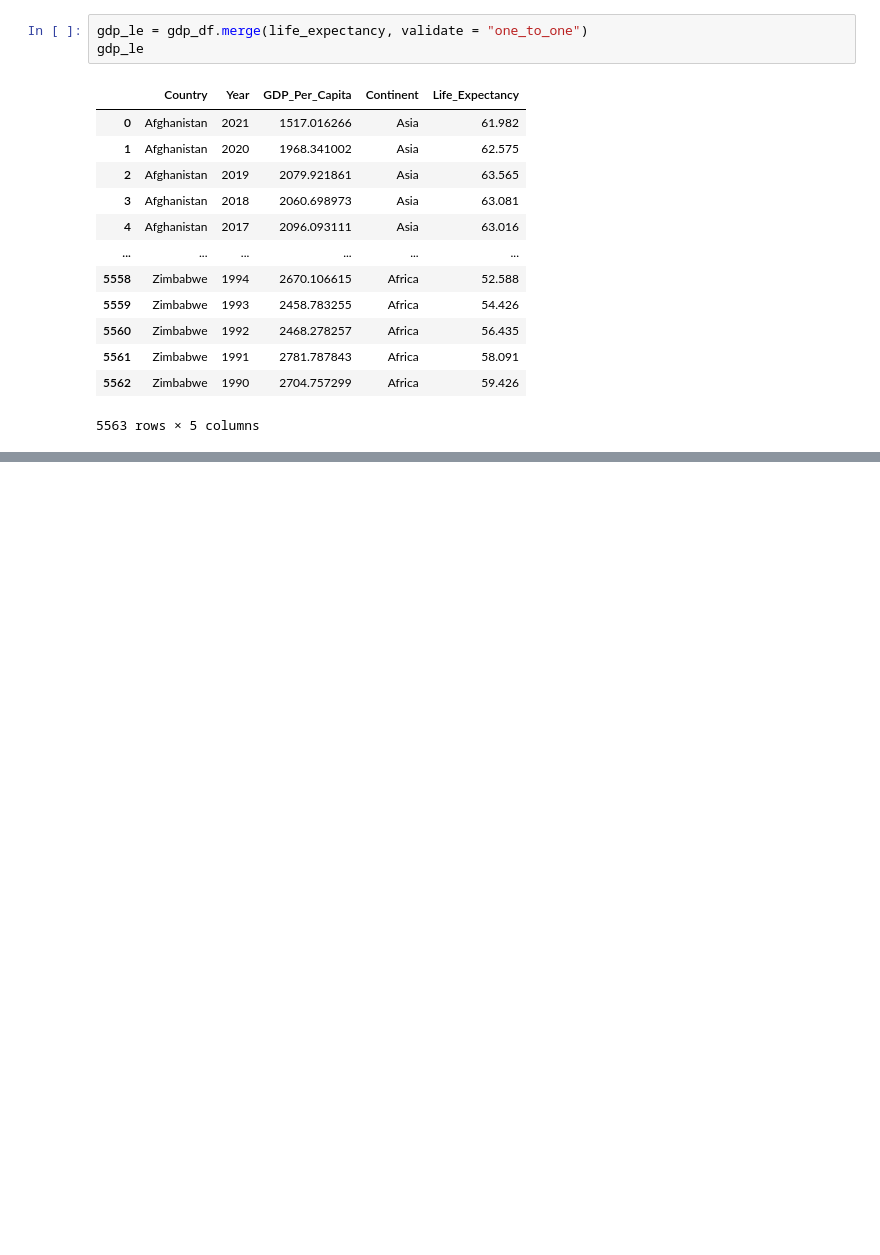
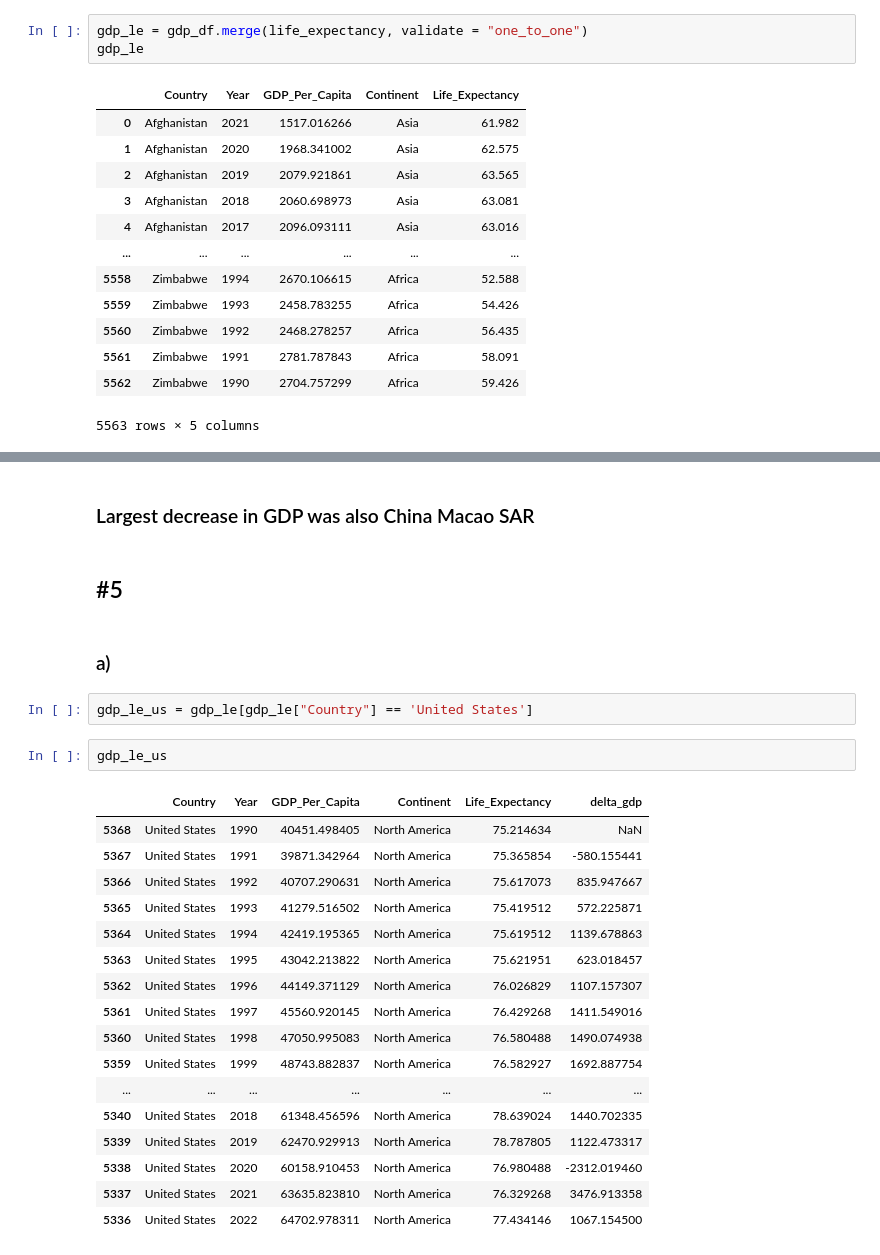
Before and after one commit to nss-data-science-cohort-8/un-exploration-ThomasDavis4757, a Jupyter notebook: Notebooks/UN_Data_Exploration.ipynb, the cells around one changed output, grey strips where cells are left out. Saved outputs shown, nothing was run; the diff lists cells and outputs as text; blank space fills up the shorter version.

```diff
--- a/Notebooks/UN_Data_Exploration.ipynb
+++ b/Notebooks/UN_Data_Exploration.ipynb
@@ -876,0 +1036,28 @@ gdp_le_agg.loc[2010]['GDP_Per_Capita']['median']['Asia']
+# %% [markdown]
+### Largest decrease in GDP was also China Macao SAR
+# %% [markdown]
+## #5
+# %% [markdown]
+### a)
+# %%
+gdp_le_us = gdp_le[gdp_le["Country"] == 'United States']
+# %%
+gdp_le_us
+# %% [output]
+|  | Country | Year | GDP_Per_Capita | Continent | Life_Expectancy | delta_gdp |
+| 5368 | United States | 1990 | 40451.498405 | North America | 75.214634 | NaN |
+| 5367 | United States | 1991 | 39871.342964 | North America | 75.365854 | -580.155441 |
+| 5366 | United States | 1992 | 40707.290631 | North America | 75.617073 | 835.947667 |
+| 5365 | United States | 1993 | 41279.516502 | North America | 75.419512 | 572.225871 |
+| 5364 | United States | 1994 | 42419.195365 | North America | 75.619512 | 1139.678863 |
+| 5363 | United States | 1995 | 43042.213822 | North America | 75.621951 | 623.018457 |
+| 5362 | United States | 1996 | 44149.371129 | North America | 76.026829 | 1107.157307 |
+| 5361 | United States | 1997 | 45560.920145 | North America | 76.429268 | 1411.549016 |
+| 5360 | United States | 1998 | 47050.995083 | North America | 76.580488 | 1490.074938 |
+| 5359 | United States | 1999 | 48743.882837 | North America | 76.582927 | 1692.887754 |
+| ... | ... | ... | ... | ... | ... | ... |
+| 5340 | United States | 2018 | 61348.456596 | North America | 78.639024 | 1440.702335 |
+| 5339 | United States | 2019 | 62470.929913 | North America | 78.787805 | 1122.473317 |
+| 5338 | United States | 2020 | 60158.910453 | North America | 76.980488 | -2312.019460 |
+| 5337 | United States | 2021 | 63635.823810 | North America | 76.329268 | 3476.913358 |
+| 5336 | United States | 2022 | 64702.978311 | North America | 77.434146 | 1067.154500 |
```
Also changed, not shown: parts of 139 cells of this notebook.
